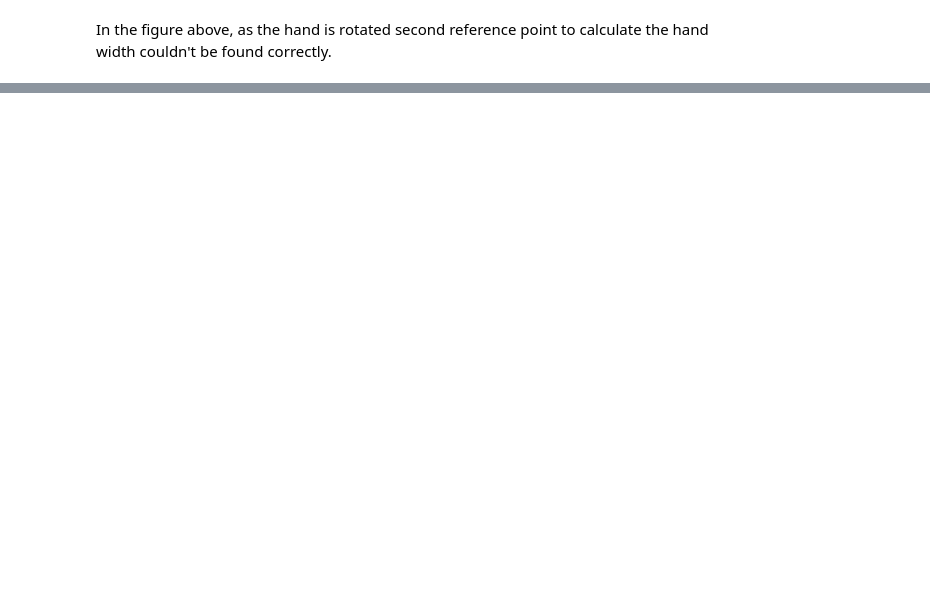
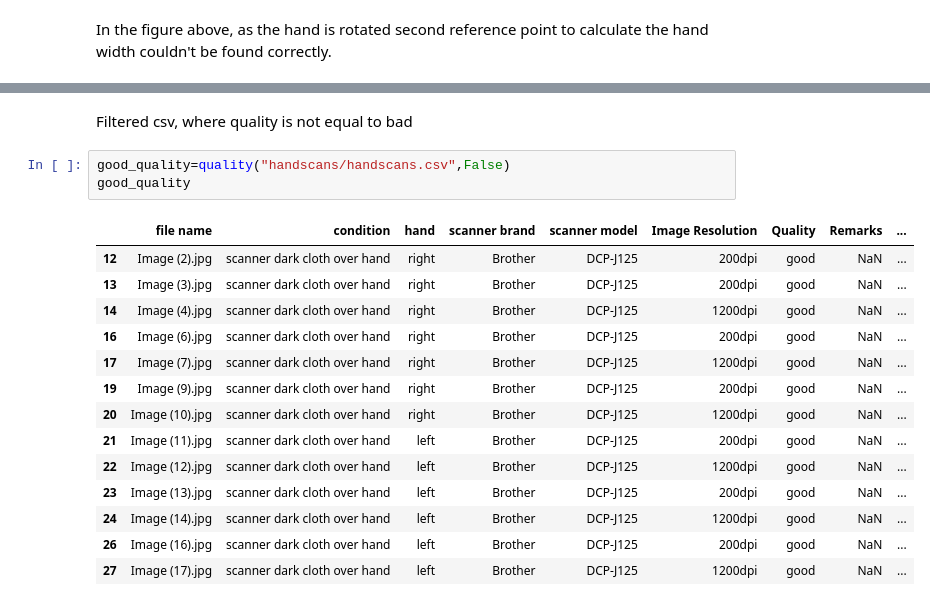
Before and after one commit to GunesSayin1/HandSize-Measurement, a Jupyter notebook: CVIP_Main_Assignment.ipynb, the cells around one changed output, grey strips where cells are left out. Saved outputs shown, nothing was run; the diff lists cells and outputs as text; blank space fills up the shorter version.

```diff
--- a/CVIP_Main_Assignment.ipynb
+++ b/CVIP_Main_Assignment.ipynb
@@ -474,0 +542,20 @@ Also another requirement of this application is that the fingers has to be facin
+# %% [markdown]
+Filtered csv, where quality is not equal to bad
+# %%
+good_quality=quality("handscans/handscans.csv",False)
+good_quality
+# %% [output]
+|  | file name | condition | hand | scanner brand | scanner model | Image Resolution | Quality | Remarks | ... |
+| 12 | Image (2).jpg | scanner dark cloth over hand | right | Brother | DCP-J125 | 200dpi | good | NaN | ... |
+| 13 | Image (3).jpg | scanner dark cloth over hand | right | Brother | DCP-J125 | 200dpi | good | NaN | ... |
+| 14 | Image (4).jpg | scanner dark cloth over hand | right | Brother | DCP-J125 | 1200dpi | good | NaN | ... |
+| 16 | Image (6).jpg | scanner dark cloth over hand | right | Brother | DCP-J125 | 200dpi | good | NaN | ... |
+| 17 | Image (7).jpg | scanner dark cloth over hand | right | Brother | DCP-J125 | 1200dpi | good | NaN | ... |
+| 19 | Image (9).jpg | scanner dark cloth over hand | right | Brother | DCP-J125 | 200dpi | good | NaN | ... |
+| 20 | Image (10).jpg | scanner dark cloth over hand | right | Brother | DCP-J125 | 1200dpi | good | NaN | ... |
+| 21 | Image (11).jpg | scanner dark cloth over hand | left | Brother | DCP-J125 | 200dpi | good | NaN | ... |
+| 22 | Image (12).jpg | scanner dark cloth over hand | left | Brother | DCP-J125 | 1200dpi | good | NaN | ... |
+| 23 | Image (13).jpg | scanner dark cloth over hand | left | Brother | DCP-J125 | 200dpi | good | NaN | ... |
+| 24 | Image (14).jpg | scanner dark cloth over hand | left | Brother | DCP-J125 | 1200dpi | good | NaN | ... |
+| 26 | Image (16).jpg | scanner dark cloth over hand | left | Brother | DCP-J125 | 200dpi | good | NaN | ... |
+| 27 | Image (17).jpg | scanner dark cloth over hand | left | Brother | DCP-J125 | 1200dpi | good | NaN | ... |
```
Also changed, not shown: parts of 22 cells of this notebook, 26 other files.
